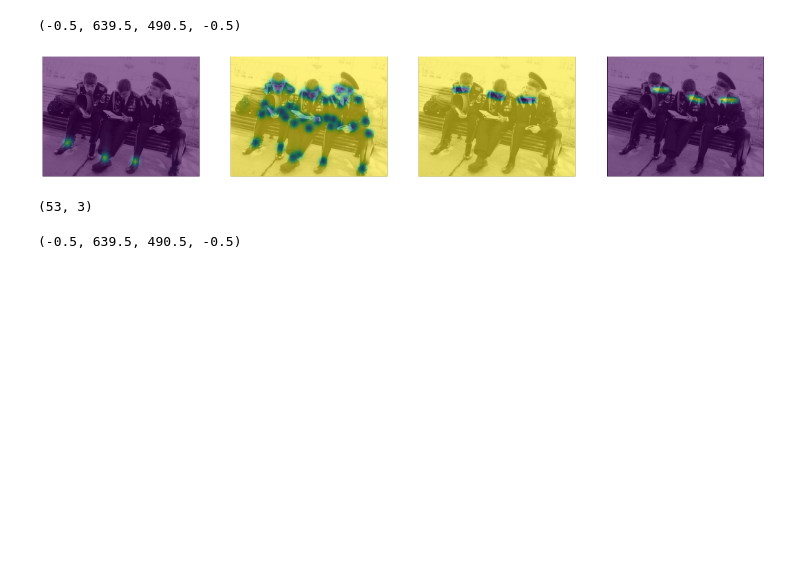
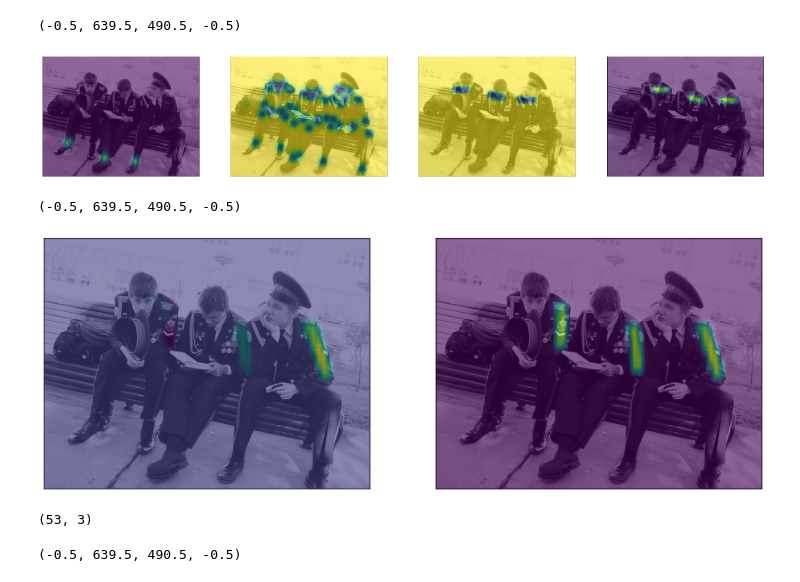
Before and after one commit to 1165048017/BlogLearning, a Jupyter notebook: openpose/test_infer.ipynb, the cells around one changed output. Drawn from its saved outputs; the diff is of its cells as text; code cells hidden in the pictures; blank space fills up the shorter version.

```diff
--- a/openpose/test_infer.ipynb
+++ b/openpose/test_infer.ipynb
@@ -179,6 +179,19 @@ plt.axis("off")
 # %% [output]
 (-0.5, 639.5, 490.5, -0.5)
 [figure]
+# %%
+plt.figure(figsize=(16,16))
+plt.subplot(121)
+plt.imshow(cv2.cvtColor(img, cv2.COLOR_BGR2RGB))
+plt.imshow(cv2.resize(output[0, 41, :, :], (frameWidth, frameHeight)), alpha=0.6)
+plt.axis("off")
+plt.subplot(122)
+plt.imshow(cv2.cvtColor(img, cv2.COLOR_BGR2RGB))
+plt.imshow(cv2.resize(output[0, 42, :, :], (frameWidth, frameHeight)), alpha=0.6)
+plt.axis("off")
+# %% [output]
+(-0.5, 639.5, 490.5, -0.5)
+[figure, added]
 # %%
 #detected_keypoints:存储关节的位置、置信度、序号；每个关节自成一组
 #keypoints_list:把所有关节的位置、置信度放一起
```
